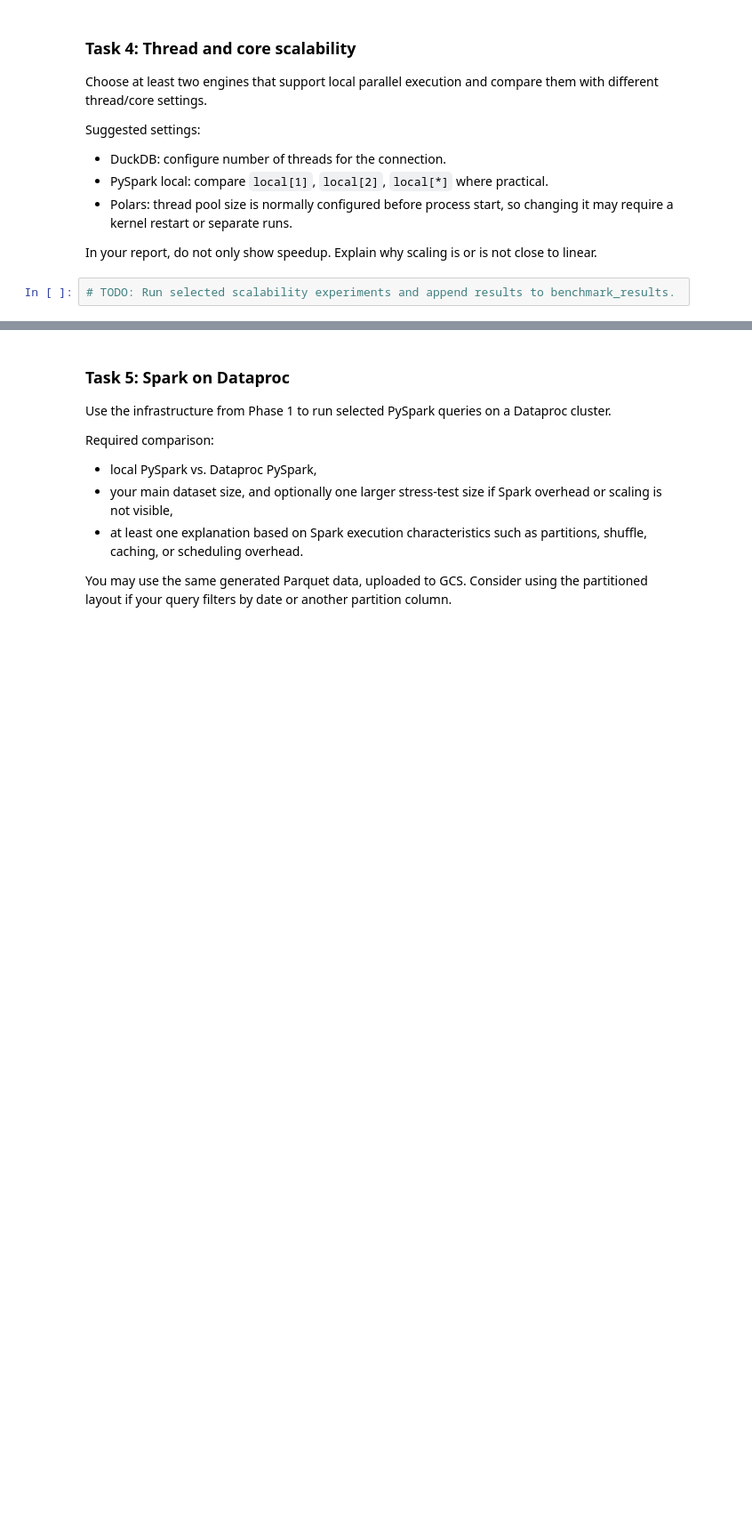
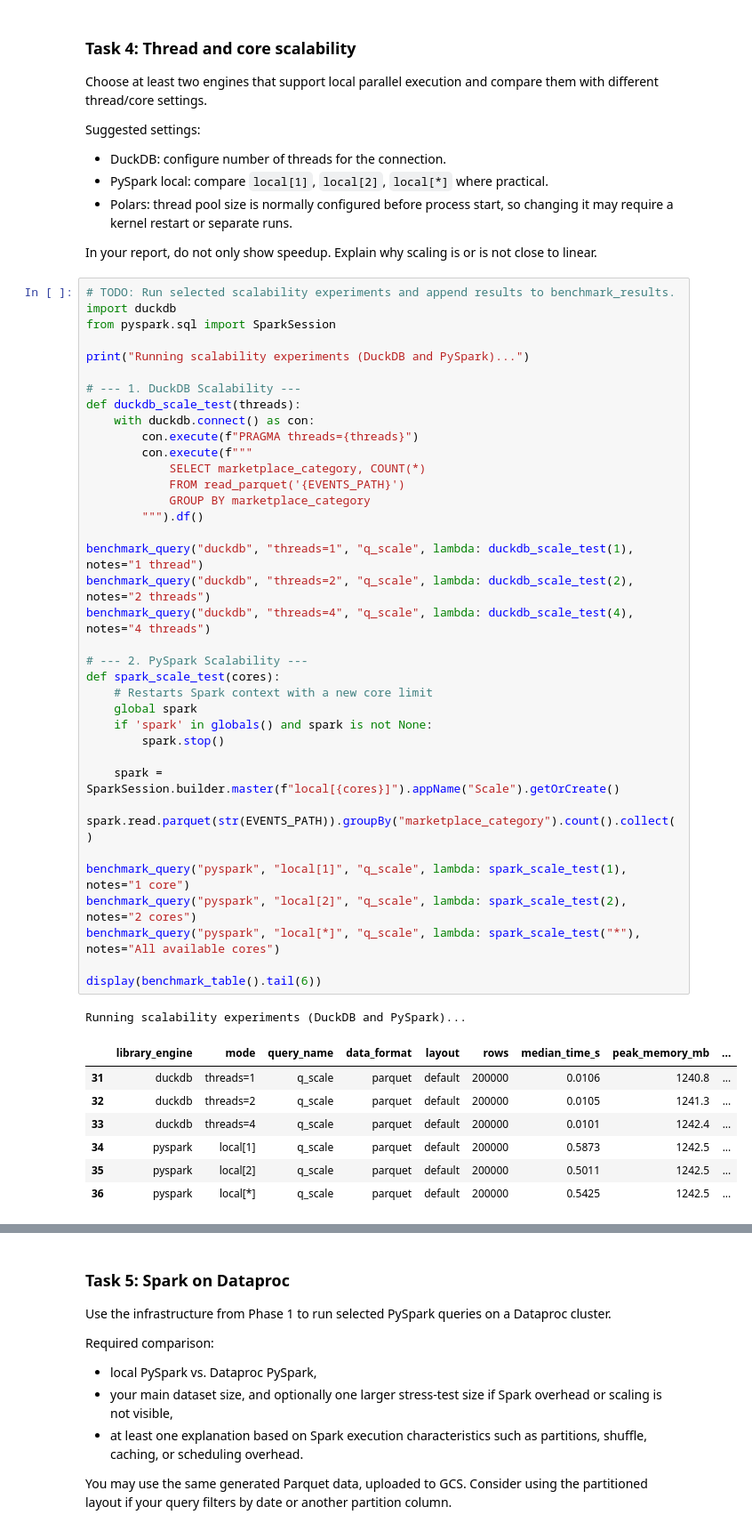
Before and after one commit to adecku/tbd-workshop-1, a Jupyter notebook: notebooks/tbd_phase_2_26L.ipynb, the cells around one changed output, grey strips where cells are left out. Shown at 89% size. Drawn from its saved outputs; the diff is of its cells as text; blank space fills up the shorter version.

```diff
--- a/notebooks/tbd_phase_2_26L.ipynb
+++ b/notebooks/tbd_phase_2_26L.ipynb
@@ -1249,3 +1589,46 @@ Suggested settings:
 In your report, do not only show speedup. Explain why scaling is or is not close to linear.
 # %%
 # TODO: Run selected scalability experiments and append results to benchmark_results.
+import duckdb
+from pyspark.sql import SparkSession
+
+print("Running scalability experiments (DuckDB and PySpark)...")
+
+# --- 1. DuckDB Scalability ---
+def duckdb_scale_test(threads):
+    with duckdb.connect() as con:
+        con.execute(f"PRAGMA threads={threads}")
+        con.execute(f"""
+            SELECT marketplace_category, COUNT(*)
+            FROM read_parquet('{EVENTS_PATH}')
+            GROUP BY marketplace_category
+        """).df()
+
+benchmark_query("duckdb", "threads=1", "q_scale", lambda: duckdb_scale_test(1), notes="1 thread")
+benchmark_query("duckdb", "threads=2", "q_scale", lambda: duckdb_scale_test(2), notes="2 threads")
+benchmark_query("duckdb", "threads=4", "q_scale", lambda: duckdb_scale_test(4), notes="4 threads")
+
+# --- 2. PySpark Scalability ---
+def spark_scale_test(cores):
+    # Restarts Spark context with a new core limit
+    global spark
+    if 'spark' in globals() and spark is not None:
+        spark.stop()
+
+    spark = SparkSession.builder.master(f"local[{cores}]").appName("Scale").getOrCreate()
+    spark.read.parquet(str(EVENTS_PATH)).groupBy("marketplace_category").count().collect()
+
+benchmark_query("pyspark", "local[1]", "q_scale", lambda: spark_scale_test(1), notes="1 core")
+benchmark_query("pyspark", "local[2]", "q_scale", lambda: spark_scale_test(2), notes="2 cores")
+benchmark_query("pyspark", "local[*]", "q_scale", lambda: spark_scale_test("*"), notes="All available cores")
+
+display(benchmark_table().tail(6))
+# %% [output]
+Running scalability experiments (DuckDB and PySpark)...
+|  | library_engine | mode | query_name | data_format | layout | rows | median_time_s | peak_memory_mb | ... |
+| 31 | duckdb | threads=1 | q_scale | parquet | default | 200000 | 0.0106 | 1240.8 | ... |
+| 32 | duckdb | threads=2 | q_scale | parquet | default | 200000 | 0.0105 | 1241.3 | ... |
+| 33 | duckdb | threads=4 | q_scale | parquet | default | 200000 | 0.0101 | 1242.4 | ... |
+| 34 | pyspark | local[1] | q_scale | parquet | default | 200000 | 0.5873 | 1242.5 | ... |
+| 35 | pyspark | local[2] | q_scale | parquet | default | 200000 | 0.5011 | 1242.5 | ... |
+| 36 | pyspark | local[*] | q_scale | parquet | default | 200000 | 0.5425 | 1242.5 | ... |
```
Also changed, not shown: parts of 27 cells of this notebook.
